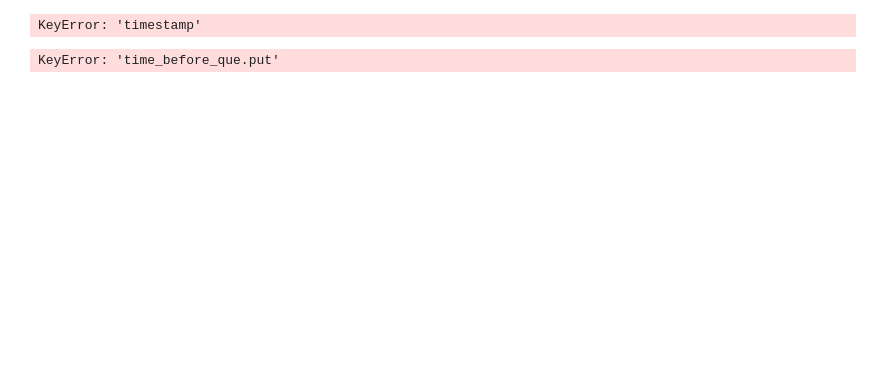
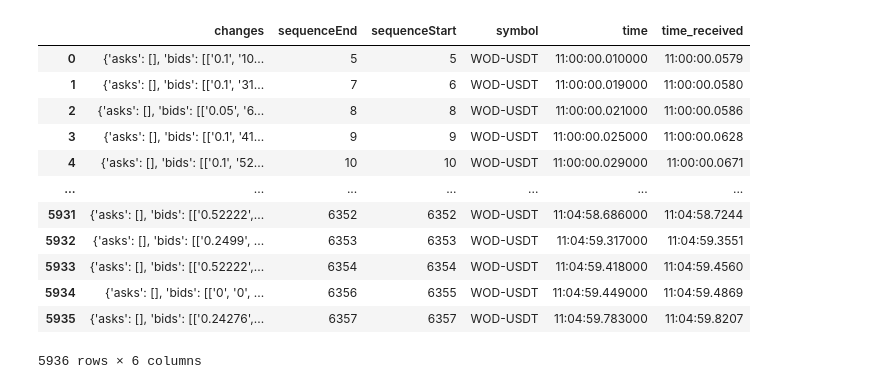
Before and after one commit to gigishub/trading_singapore_digitalocean, a Jupyter notebook: kucoin_dir/analysing_data/analyse_level2.ipynb, the cells around one changed output. Drawn from its saved outputs; the diff is of its cells as text; code cells hidden in the pictures; blank space fills up the shorter version.

```diff
--- a/kucoin_dir/analysing_data/analyse_level2.ipynb
+++ b/kucoin_dir/analysing_data/analyse_level2.ipynb
@@ -16,35 +30,41 @@ df.to_csv('WOD_level2_data.csv')
 # %%
 import datetime
 def convert(timestamp):
-    # Convert microseconds to seconds
-    time_in_seconds = int(timestamp) / 1_000_000_000
+    # Determine the length of the timestamp to identify its unit
+    length = len(str(int(timestamp)))
+
+    if length > 18:
+        # Nanoseconds
+        time_in_seconds = int(timestamp) / 1_000_000_000_000
+    elif length > 15:
+        # Microseconds
+        time_in_seconds = int(timestamp) / 1_000_000_000
+    elif length > 12:
+        # Milliseconds
+        time_in_seconds = int(timestamp) / 1_000
+    else:
+        # Seconds
+        time_in_seconds = int(timestamp)
 
     # Convert to a datetime object
     human_readable_time = datetime.datetime.fromtimestamp(time_in_seconds)
     readable_time = human_readable_time.strftime('%H:%M:%S.%f')
 
     return readable_time
 
-df['timestamp'] = df['timestamp'].apply(convert)
-df.head(50)
+df['time'] = df['time'].apply(convert)
+df
 # %% [output]
+|  | changes | sequenceEnd | sequenceStart | symbol | time | time_received |
+| 0 | {'asks': [], 'bids': [['0.1', '10... | 5 | 5 | WOD-USDT | 11:00:00.010000 | 11:00:00.0579 |
+| 1 | {'asks': [], 'bids': [['0.1', '31... | 7 | 6 | WOD-USDT | 11:00:00.019000 | 11:00:00.0580 |
+| 2 | {'asks': [], 'bids': [['0.05', '6... | 8 | 8 | WOD-USDT | 11:00:00.021000 | 11:00:00.0586 |
+| 3 | {'asks': [], 'bids': [['0.1', '41... | 9 | 9 | WOD-USDT | 11:00:00.025000 | 11:00:00.0628 |
+| 4 | {'asks': [], 'bids': [['0.1', '52... | 10 | 10 | WOD-USDT | 11:00:00.029000 | 11:00:00.0671 |
+| ... | ... | ... | ... | ... | ... | ... |
+| 5931 | {'asks': [], 'bids': [['0.52222',... | 6352 | 6352 | WOD-USDT | 11:04:58.686000 | 11:04:58.7244 |
+| 5932 | {'asks': [], 'bids': [['0.2499', ... | 6353 | 6353 | WOD-USDT | 11:04:59.317000 | 11:04:59.3551 |
+| 5933 | {'asks': [], 'bids': [['0.52222',... | 6354 | 6354 | WOD-USDT | 11:04:59.418000 | 11:04:59.4560 |
+| 5934 | {'asks': [], 'bids': [['0', '0', ... | 6356 | 6355 | WOD-USDT | 11:04:59.449000 | 11:04:59.4869 |
+| 5935 | {'asks': [], 'bids': [['0.24276',... | 6357 | 6357 | WOD-USDT | 11:04:59.783000 | 11:04:59.8207 |
-KeyError: 'timestamp'
+5936 rows × 6 columns
-# %%
-import matplotlib.pyplot as plt
-# Plot the data
-df2 = df.copy()
-df2 = df2.head(50)
-print(type(df['time_before_que.put'][0]))
-df2['time_before_que.put'] = df2['time_before_que.put'].str.split('.').str[1]
-
-
-
-plt.figure(figsize=(10, 6))
-plt.plot(df2['time_before_que.put'], df2['price'], marker='o', linestyle='-')
-plt.xlabel('Time in ms')
-plt.ylabel('Price')
-plt.title('Price vs Time')
-plt.grid(True)
-plt.show()
-# %% [output]
-KeyError: 'time_before_que.put'
```
Also changed, not shown: parts of 10 cells of this notebook, 25 other files.
